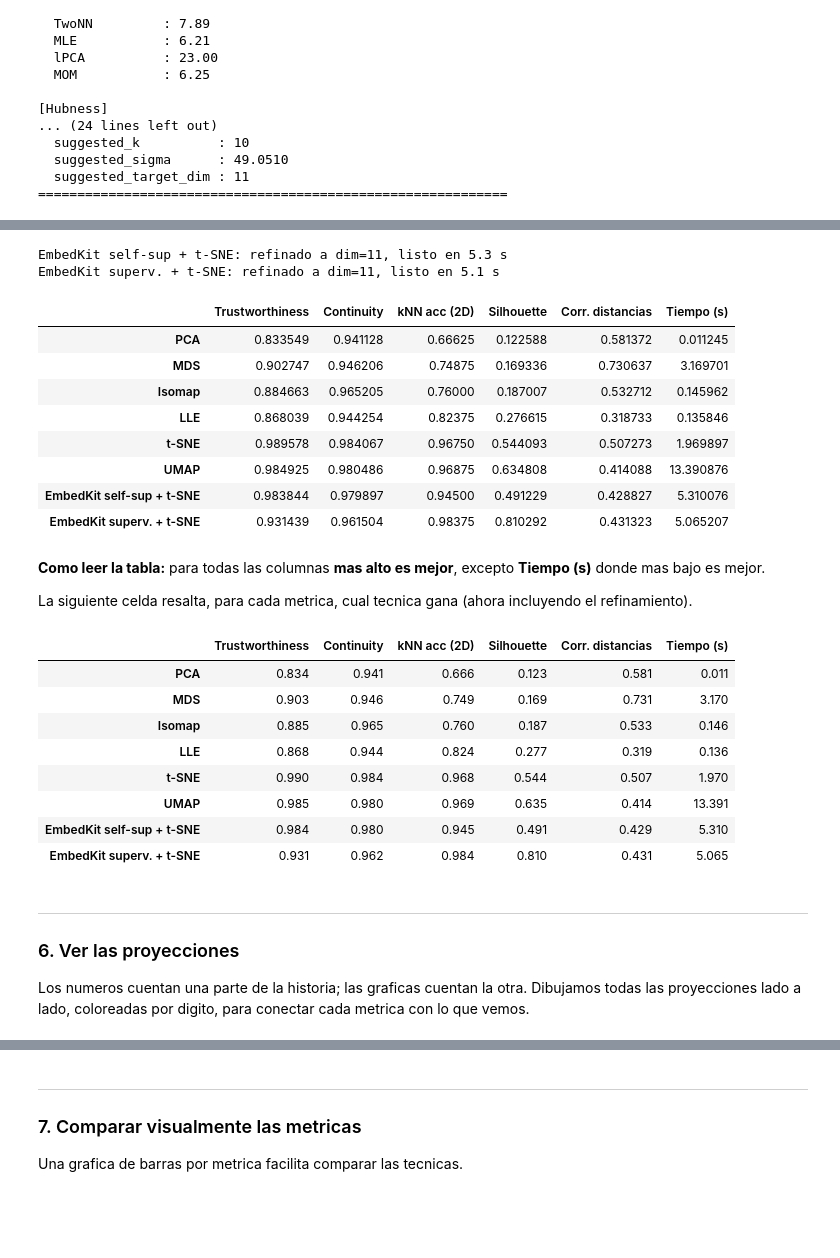
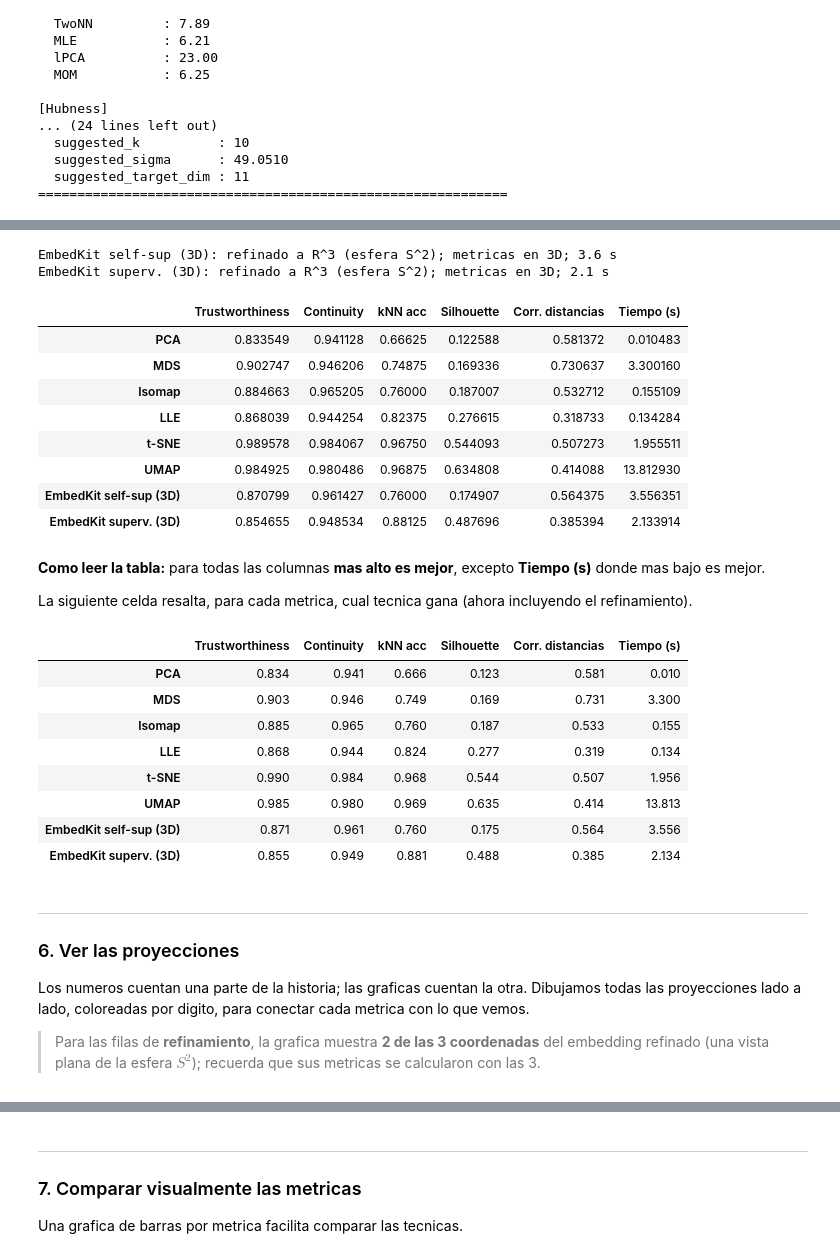
Before and after one commit to fagonzalezo/TDA-Summer2026, a Jupyter notebook: jupyter notebooks/UNAL_Bog_TDA_Comparacion_Reduccion_Dimensionalidad.ipynb, the cells around one changed output, grey strips where cells are left out. Cells and saved outputs as stored; diff of their text form; code cells hidden in the pictures; blank space fills up the shorter version.

```diff
--- a/jupyter notebooks/UNAL_Bog_TDA_Comparacion_Reduccion_Dimensionalidad.ipynb
+++ b/jupyter notebooks/UNAL_Bog_TDA_Comparacion_Reduccion_Dimensionalidad.ipynb
@@ -167,7 +167,7 @@ def evaluar(X_alto, X_bajo, y, k=K):
     return {
         "Trustworthiness": tw,
         "Continuity": cont,
-        "kNN acc (2D)": acc,
+        "kNN acc": acc,
         "Silhouette": sil,
         "Corr. distancias": rho,
     }
@@ -261,42 +267,43 @@ contra el **t-SNE** aplicado directamente a los datos crudos.
 # %%
-def refinar_y_reducir(mode, y=None, epochs=50):
-    # Refina R^64 -> R^{d_auto} con EmbedKit y luego reduce a 2D con t-SNE.
-    X_ref = EmbedKit(mode=mode, target_dim="auto", epochs=epochs,
+def refinar_3d(mode, y=None, epochs=50):
+    # Refina R^64 -> R^3 (sobre la esfera S^2) con EmbedKit, sin t-SNE.
+    X_ref = EmbedKit(mode=mode, target_dim=3, epochs=epochs,
                      random_state=SEED).fit_transform(X.astype("float32"), y=y)
-    X_ref = np.asarray(X_ref)
-    X_2d = TSNE(n_components=2, random_state=SEED, init="pca",
-                perplexity=30, learning_rate="auto").fit_transform(X_ref)
-    return X_2d, X_ref.shape[1]
+    return np.asarray(X_ref)   # forma (n, 3), cada punto con norma ~1
 
 if HAY_EMBEDKIT:
     refinamientos = [
-        ("EmbedKit self-sup + t-SNE", "self_supervised", None),  # no usa etiquetas
-        ("EmbedKit superv. + t-SNE",  "supervised",      y),     # usa etiquetas
+        ("EmbedKit self-sup (3D)", "self_supervised", None),  # no usa etiquetas
+        ("EmbedKit superv. (3D)",  "supervised",      y),     # usa etiquetas
     ]
     for nombre, mode, yy in refinamientos:
         t0 = time.time()
-        X_2d, d_auto = refinar_y_reducir(mode, y=yy)
+        X_3d = refinar_3d(mode, y=yy)          # embedding refinado en 3D
         dt = time.time() - t0
-        proyecciones[nombre] = X_2d
-        metricas = evaluar(X, X_2d, y)
+
+        # Metricas: se calculan sobre las 3 dimensiones (el espacio refinado real)
+        metricas = evaluar(X, X_3d, y)
         metricas["Tiempo (s)"] = dt
         filas[nombre] = metricas
-        print(f"{nombre}: refinado a dim={d_auto}, listo en {dt:.1f} s")
+
+        # Para graficar: usamos solo 2 de las 3 coordenadas (una vista de la esfera)
+        proyecciones[nombre] = X_3d[:, :2]
+        print(f"{nombre}: refinado a R^3 (esfera S^2); metricas en 3D; {dt:.1f} s")
 
     tabla = pd.DataFrame(filas).T   # tabla ahora incluye el refinamiento
 tabla
 # %% [output]
-EmbedKit self-sup + t-SNE: refinado a dim=11, listo en 5.3 s
-EmbedKit superv. + t-SNE: refinado a dim=11, listo en 5.1 s
+EmbedKit self-sup (3D): refinado a R^3 (esfera S^2); metricas en 3D; 3.6 s
+EmbedKit superv. (3D): refinado a R^3 (esfera S^2); metricas en 3D; 2.1 s
-|  | Trustworthiness | Continuity | kNN acc (2D) | Silhouette | Corr. distancias | Tiempo (s) |
-| PCA | 0.833549 | 0.941128 | 0.66625 | 0.122588 | 0.581372 | 0.011245 |
-| MDS | 0.902747 | 0.946206 | 0.74875 | 0.169336 | 0.730637 | 3.169701 |
-| Isomap | 0.884663 | 0.965205 | 0.76000 | 0.187007 | 0.532712 | 0.145962 |
-| LLE | 0.868039 | 0.944254 | 0.82375 | 0.276615 | 0.318733 | 0.135846 |
-| t-SNE | 0.989578 | 0.984067 | 0.96750 | 0.544093 | 0.507273 | 1.969897 |
-| UMAP | 0.984925 | 0.980486 | 0.96875 | 0.634808 | 0.414088 | 13.390876 |
-| EmbedKit self-sup + t-SNE | 0.983844 | 0.979897 | 0.94500 | 0.491229 | 0.428827 | 5.310076 |
-| EmbedKit superv. + t-SNE | 0.931439 | 0.961504 | 0.98375 | 0.810292 | 0.431323 | 5.065207 |
+|  | Trustworthiness | Continuity | kNN acc | Silhouette | Corr. distancias | Tiempo (s) |
+| PCA | 0.833549 | 0.941128 | 0.66625 | 0.122588 | 0.581372 | 0.010483 |
+| MDS | 0.902747 | 0.946206 | 0.74875 | 0.169336 | 0.730637 | 3.300160 |
+| Isomap | 0.884663 | 0.965205 | 0.76000 | 0.187007 | 0.532712 | 0.155109 |
+| LLE | 0.868039 | 0.944254 | 0.82375 | 0.276615 | 0.318733 | 0.134284 |
+| t-SNE | 0.989578 | 0.984067 | 0.96750 | 0.544093 | 0.507273 | 1.955511 |
+| UMAP | 0.984925 | 0.980486 | 0.96875 | 0.634808 | 0.414088 | 13.812930 |
+| EmbedKit self-sup (3D) | 0.870799 | 0.961427 | 0.76000 | 0.174907 | 0.564375 | 3.556351 |
+| EmbedKit superv. (3D) | 0.854655 | 0.948534 | 0.88125 | 0.487696 | 0.385394 | 2.133914 |
 # %% [markdown]
 **Como leer la tabla:** para todas las columnas **mas alto es mejor**, excepto **Tiempo (s)** donde mas bajo es mejor.
 
@@ -309,20 +316,22 @@ def resaltar(col):
 
 tabla.style.apply(resaltar).format("{:.3f}")
 # %% [output]
-|  | Trustworthiness | Continuity | kNN acc (2D) | Silhouette | Corr. distancias | Tiempo (s) |
-| PCA | 0.834 | 0.941 | 0.666 | 0.123 | 0.581 | 0.011 |
-| MDS | 0.903 | 0.946 | 0.749 | 0.169 | 0.731 | 3.170 |
-| Isomap | 0.885 | 0.965 | 0.760 | 0.187 | 0.533 | 0.146 |
-| LLE | 0.868 | 0.944 | 0.824 | 0.277 | 0.319 | 0.136 |
-| t-SNE | 0.990 | 0.984 | 0.968 | 0.544 | 0.507 | 1.970 |
-| UMAP | 0.985 | 0.980 | 0.969 | 0.635 | 0.414 | 13.391 |
-| EmbedKit self-sup + t-SNE | 0.984 | 0.980 | 0.945 | 0.491 | 0.429 | 5.310 |
-| EmbedKit superv. + t-SNE | 0.931 | 0.962 | 0.984 | 0.810 | 0.431 | 5.065 |
+|  | Trustworthiness | Continuity | kNN acc | Silhouette | Corr. distancias | Tiempo (s) |
+| PCA | 0.834 | 0.941 | 0.666 | 0.123 | 0.581 | 0.010 |
+| MDS | 0.903 | 0.946 | 0.749 | 0.169 | 0.731 | 3.300 |
+| Isomap | 0.885 | 0.965 | 0.760 | 0.187 | 0.533 | 0.155 |
+| LLE | 0.868 | 0.944 | 0.824 | 0.277 | 0.319 | 0.134 |
+| t-SNE | 0.990 | 0.984 | 0.968 | 0.544 | 0.507 | 1.956 |
+| UMAP | 0.985 | 0.980 | 0.969 | 0.635 | 0.414 | 13.813 |
+| EmbedKit self-sup (3D) | 0.871 | 0.961 | 0.760 | 0.175 | 0.564 | 3.556 |
+| EmbedKit superv. (3D) | 0.855 | 0.949 | 0.881 | 0.488 | 0.385 | 2.134 |
 # %% [markdown]
 ---
 ### 6. Ver las proyecciones
 
 Los numeros cuentan una parte de la historia; las graficas cuentan la otra. Dibujamos todas las proyecciones lado a lado, coloreadas por digito, para conectar cada metrica con lo que vemos.
+
+> Para las filas de **refinamiento**, la grafica muestra **2 de las 3 coordenadas** del embedding refinado (una vista plana de la esfera $S^2$); recuerda que sus metricas se calcularon con las 3.
 # %%
 n = len(proyecciones)
 ncols = 3
```
Also changed, not shown: parts of 7 cells of this notebook.
